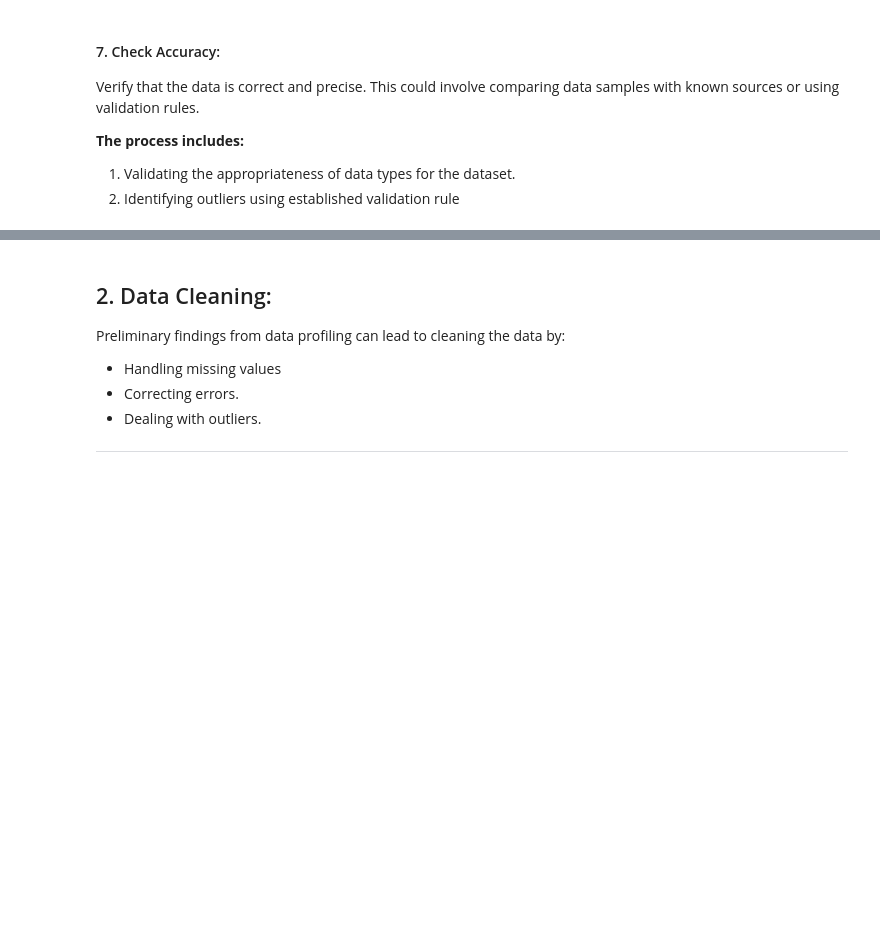
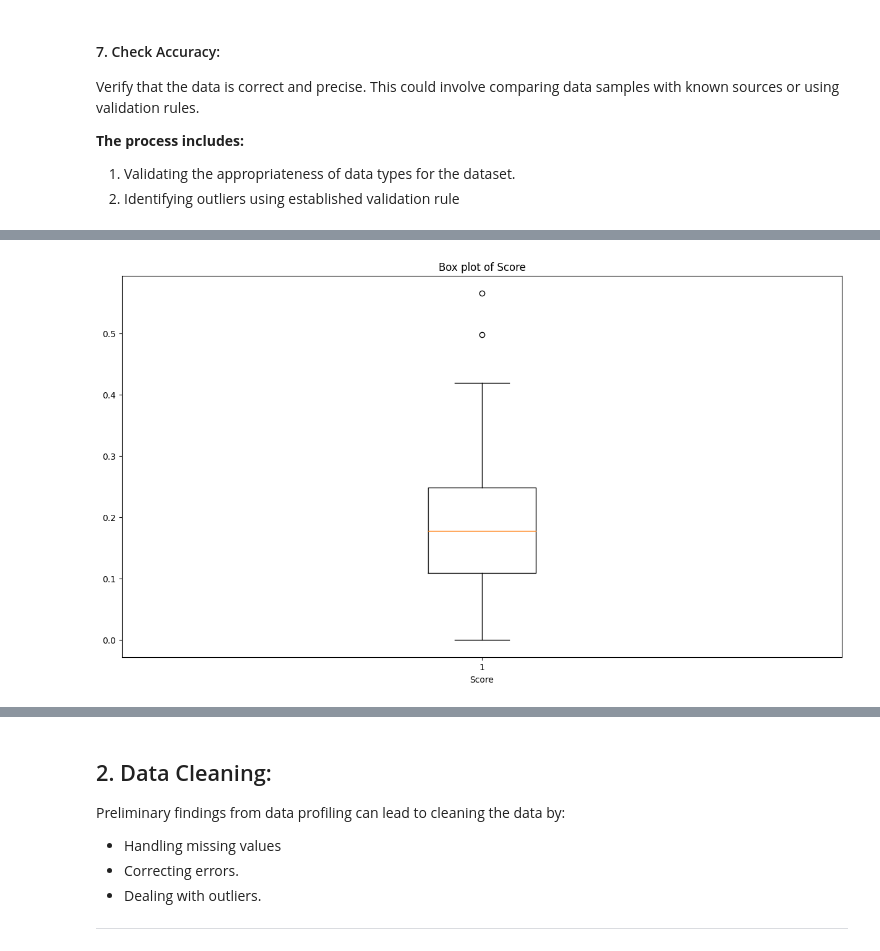
Before and after one commit to MAMDOUH-ALSHARARI/Usecase-2, a Jupyter notebook: EDA explain template.ipynb, the cells around one changed output, grey strips where cells are left out. Drawn from its saved outputs; the diff is of its cells as text; code cells hidden in the pictures; blank space fills up the shorter version.

```diff
--- a/EDA explain template.ipynb
+++ b/EDA explain template.ipynb
@@ -244,3 +204,0 @@ combined_all_df.duplicated().sum()
-# %%
-f = combined_all_df[combined_all_df.duplicated()]  # Get the duplicated rows
-f # Display the DataFrame 'f'
@@ -249,3 +204,0 @@ f # Display the DataFrame 'f'
-# %%
-f = combined_all_df[combined_all_df.duplicated()].describe() # -> 32020 duplicated rows
-f
@@ -308,0 +420,9 @@ Verify that the data is correct and precise. This could involve comparing data s
+# %%
+plt.figure(figsize=(15,8))
+plt.boxplot(d2019['Generosity'])
+plt.xlabel('Score')
+
+plt.title(f'Box plot of Score')
+plt.show()
+# %% [output]
+[figure, added]
```
Also changed, not shown: parts of 68 cells of this notebook.
